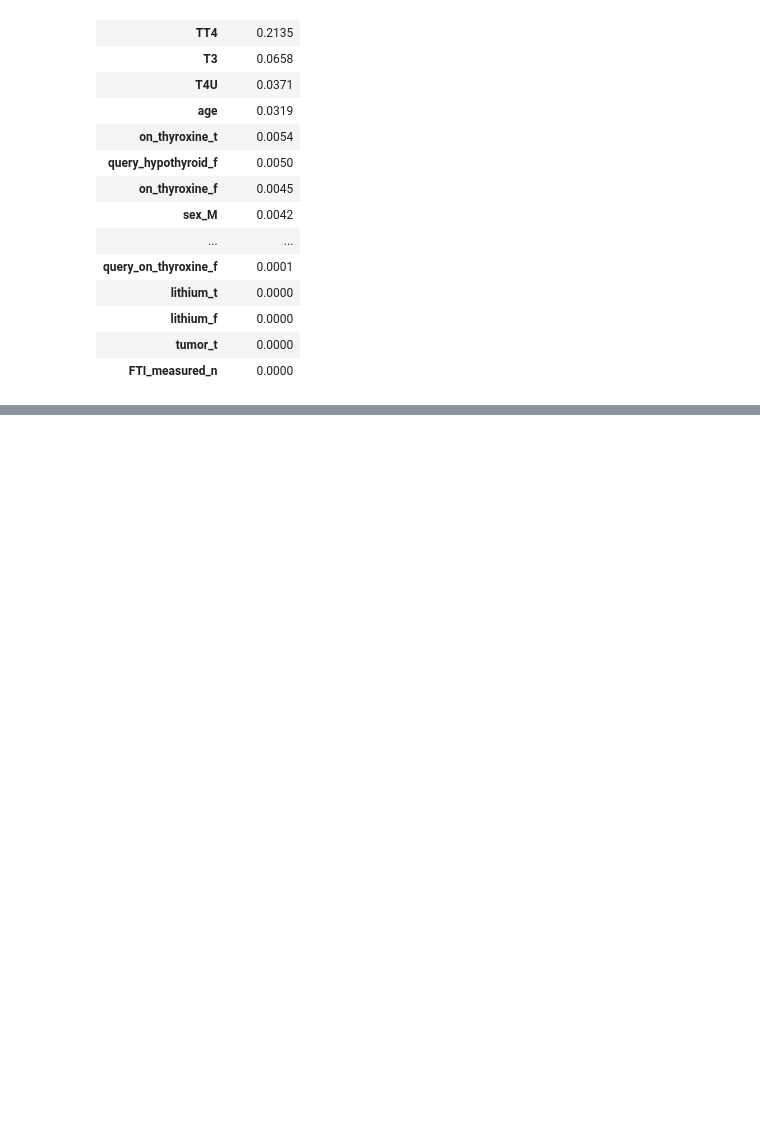
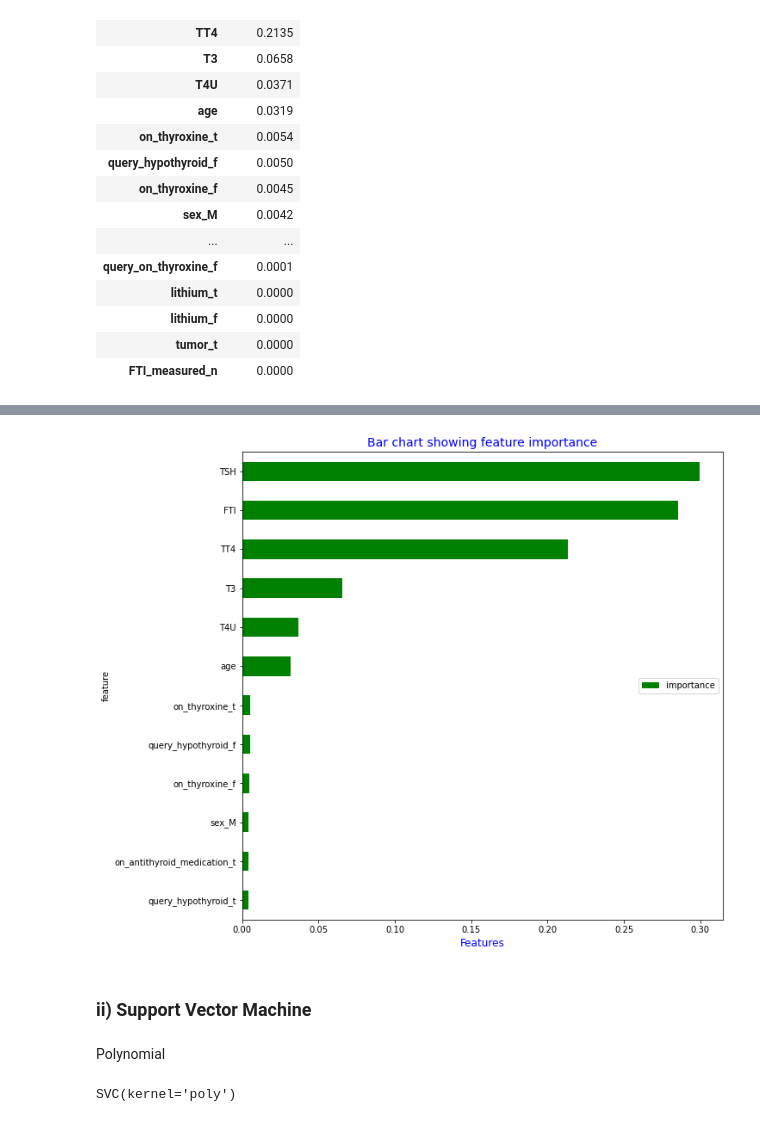
Before and after one commit to Joe-hyper/Hypothyroidism-prediction, a Jupyter notebook: Hypthyroidism_Test_Prediction.ipynb, the cells around one changed output, grey strips where cells are left out. Saved outputs shown, nothing was run; the diff lists cells and outputs as text; code cells hidden in the pictures; blank space fills up the shorter version.

```diff
--- a/Hypthyroidism_Test_Prediction.ipynb
+++ b/Hypthyroidism_Test_Prediction.ipynb
@@ -668,0 +774,15 @@ plt.show()
+# %%
+# bar chart rep feature importance
+#
+FI_boost = FI[:12].sort_values(by = 'importance', ascending = True)
+FI_boost.plot(kind = 'barh', figsize = (10, 10), color = 'green')
+plt.legend(loc = 'center right')
+plt.title('Bar chart showing feature importance', color = 'blue', fontsize = 14)
+plt.xlabel('Features', fontsize = 12, color = 'blue')
+plt.show()
+# %% [output]
+[figure, added]
+# %% [markdown]
+### ii) Support Vector Machine
+# %% [markdown]
+Polynomial
@@ -668,0 +804,9 @@ plt.show()
+# %%
+# Building the polynomial model
+#
+poly = SVC(kernel='poly',degree=3,gamma='scale')
+
+# Training the model using the training set
+poly.fit(X_train, y_train)
+# %% [output]
+SVC(kernel='poly')
```
Also changed, not shown: parts of 46 cells of this notebook.
